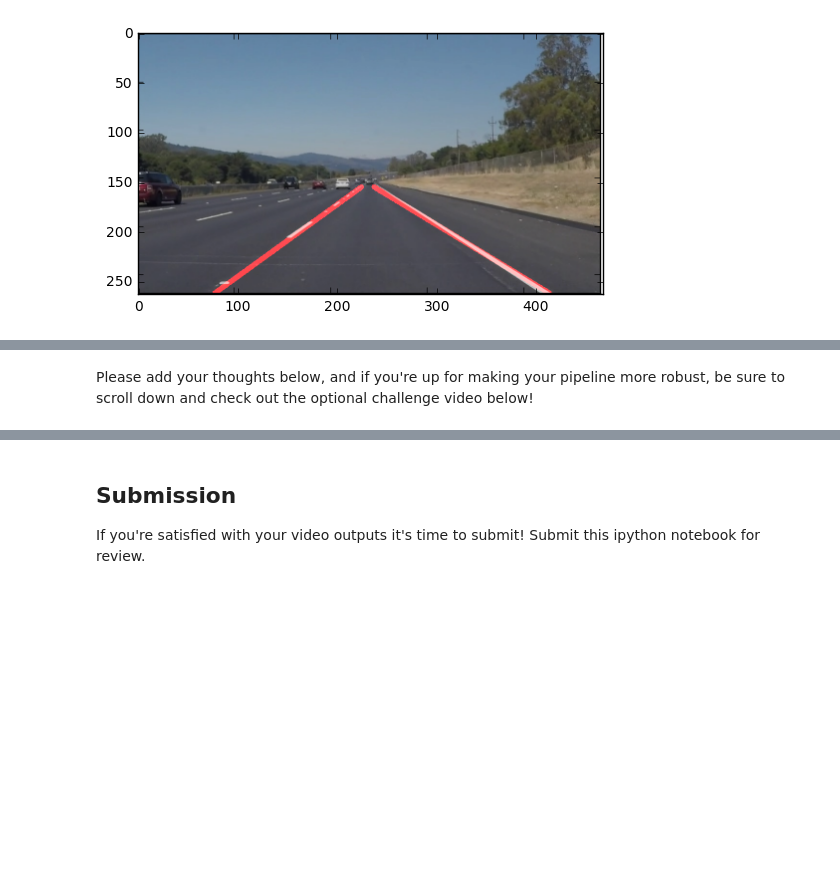
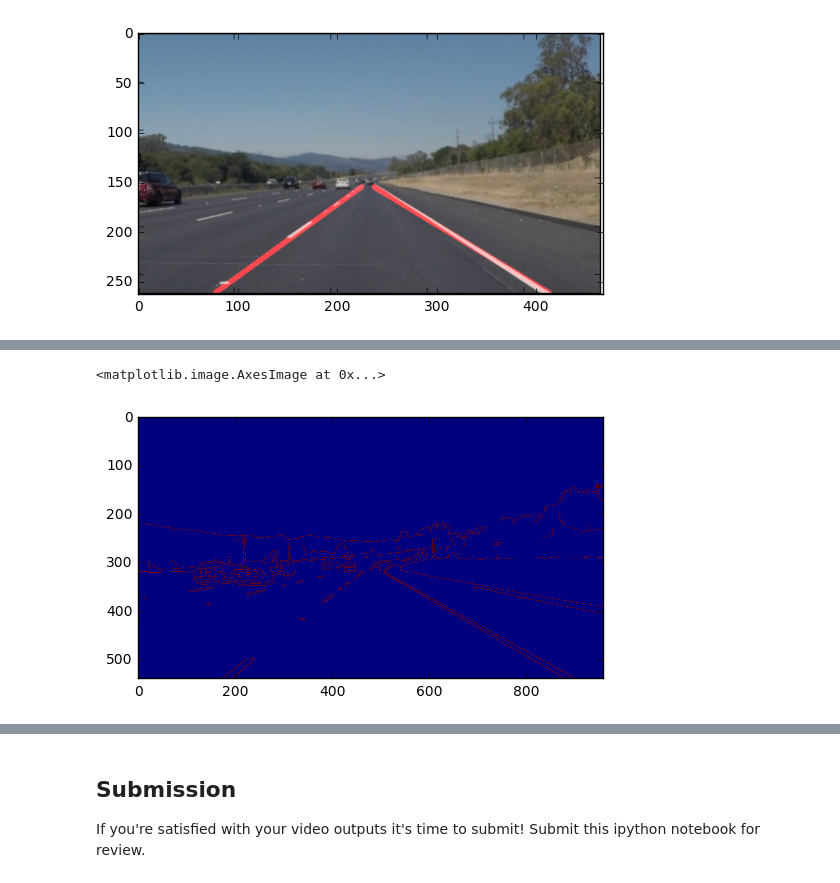
Before and after one commit to ranakhalil/CarND-LaneLines-P1, a Jupyter notebook: P1.ipynb, the cells around one changed output, grey strips where cells are left out. Cells and saved outputs as stored; diff of their text form; code cells hidden in the pictures; blank space fills up the shorter version.

```diff
--- a/P1.ipynb
+++ b/P1.ipynb
@@ -468,2 +489,6 @@ The yellow video gave me some errors regarding a NaN value. However I saw on the
-# %% [markdown]
-Please add your thoughts below,  and if you're up for making your pipeline more robust, be sure to scroll down and check out the optional challenge video below!
+# %%
+edges = mpimg.imread('learning_process/video_edges.png') # not to be mistaken with the awesome world of warcraft
+plt.imshow(edges)
+# %% [output]
+<matplotlib.image.AxesImage at 0x...>
+[figure, added]
```
Also changed, not shown: parts of 12 cells of this notebook, 3 other files.
